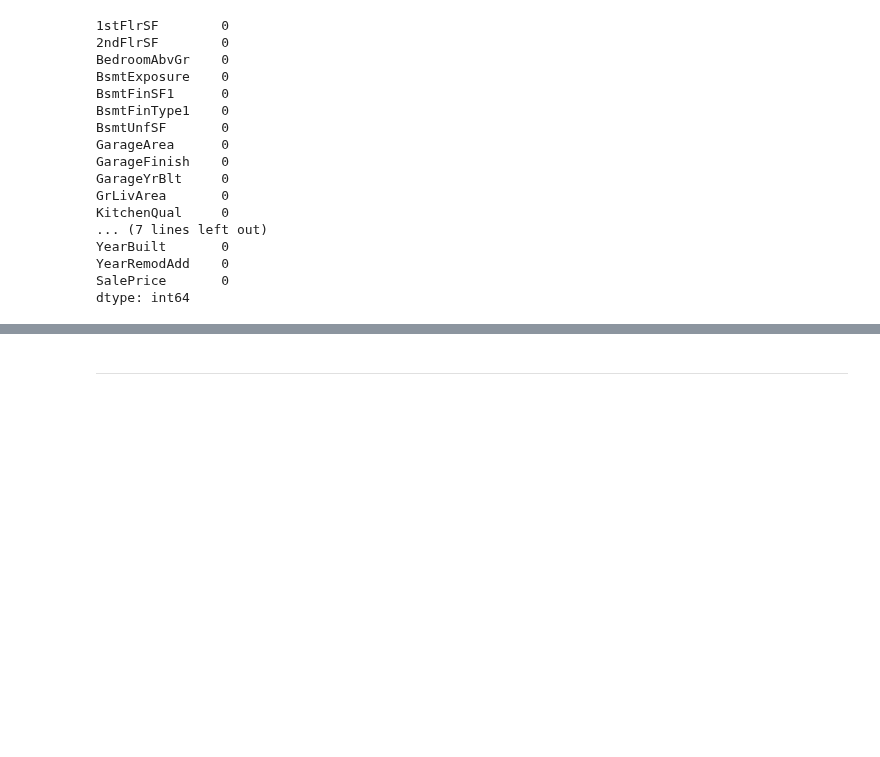
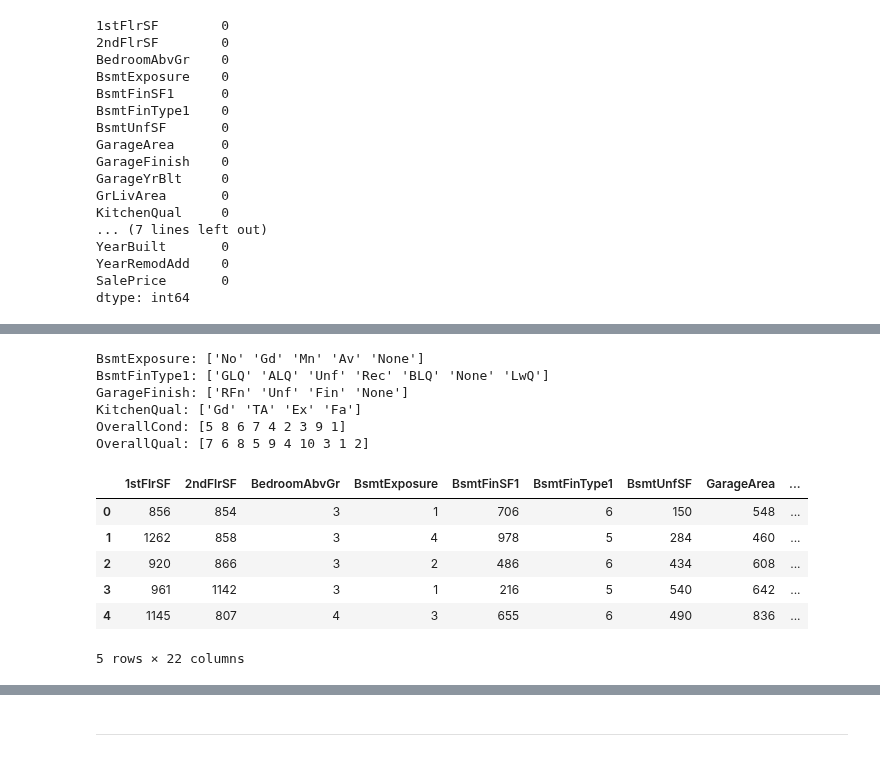
Before and after one commit to JL-14/milestone-project-housing-issues, a Jupyter notebook: jupyter_notebooks/Notebook_3_Correlation_PPS_Analysis.ipynb, the cells around one changed output, grey strips where cells are left out. Cells and saved outputs as stored; diff of their text form; code cells hidden in the pictures; blank space fills up the shorter version.

```diff
--- a/jupyter_notebooks/Notebook_3_Correlation_PPS_Analysis.ipynb
+++ b/jupyter_notebooks/Notebook_3_Correlation_PPS_Analysis.ipynb
@@ -87,3 +129,42 @@ dtype: int64
+# %%
+for col in df_houseprices_corr.select_dtypes(include='object').columns:
+    print(f"{col}: {df_houseprices_corr[col].unique()}")
+# %% [output]
+BsmtExposure: ['No' 'Gd' 'Mn' 'Av' 'None']
+BsmtFinType1: ['GLQ' 'ALQ' 'Unf' 'Rec' 'BLQ' 'None' 'LwQ']
+GarageFinish: ['RFn' 'Unf' 'Fin' 'None']
+KitchenQual: ['Gd' 'TA' 'Ex' 'Fa']
+OverallCond: [5 8 6 7 4 2 3 9 1]
+OverallQual: [7 6 8 5 9 4 10 3 1 2]
+# %%
+# Apply mapping without converting to integer, to inspect any NaN values introduced
+for col, mapping in mappings.items():
+    mapped_column = df_houseprices_corr[col].map(mapping)
+    # Check if there are any NaN values in the mapped column
+    unmapped_values = df_houseprices_corr.loc[mapped_column.isna(), col].unique()
+    if len(unmapped_values) > 0:
+        print(f"Unmapped values in column '{col}': {unmapped_values}")
+# %%
+# Recode to change object variables to integer with labels mapped
+mappings = {
+    'BsmtExposure': {'None': 0, 'No': 1, 'Mn': 2, 'Av': 3, 'Gd': 4},
+    'BsmtFinType1': {'None': 0, 'Missing': 0, 'Unf': 1, 'LwQ': 2, 'Rec': 3, 'BLQ': 4, 'ALQ': 5, 'GLQ': 6},
+    'GarageFinish': {'None': 0, 'Missing': 0, 'Unf': 1, 'RFn': 2, 'Fin': 3},
+    'KitchenQual': {'Fa': 1, 'TA': 2, 'Gd': 3, 'Ex': 4}
+}
+
+for col, mapping in mappings.items():
+    df_houseprices_corr[col] = df_houseprices_corr[col].map(mapping).astype(int)
+
+df_houseprices_corr.head()
+# %% [output]
+|  | 1stFlrSF | 2ndFlrSF | BedroomAbvGr | BsmtExposure | BsmtFinSF1 | BsmtFinType1 | BsmtUnfSF | GarageArea | ... |
+| 0 | 856 | 854 | 3 | 1 | 706 | 6 | 150 | 548 | ... |
+| 1 | 1262 | 858 | 3 | 4 | 978 | 5 | 284 | 460 | ... |
+| 2 | 920 | 866 | 3 | 2 | 486 | 6 | 434 | 608 | ... |
+| 3 | 961 | 1142 | 3 | 1 | 216 | 5 | 540 | 642 | ... |
+| 4 | 1145 | 807 | 4 | 3 | 655 | 6 | 490 | 836 | ... |
+5 rows × 22 columns
 # %%
 df_houseprices.info()
 # %% [output]
```
Also changed, not shown: parts of 45 cells of this notebook, 8 other files.
